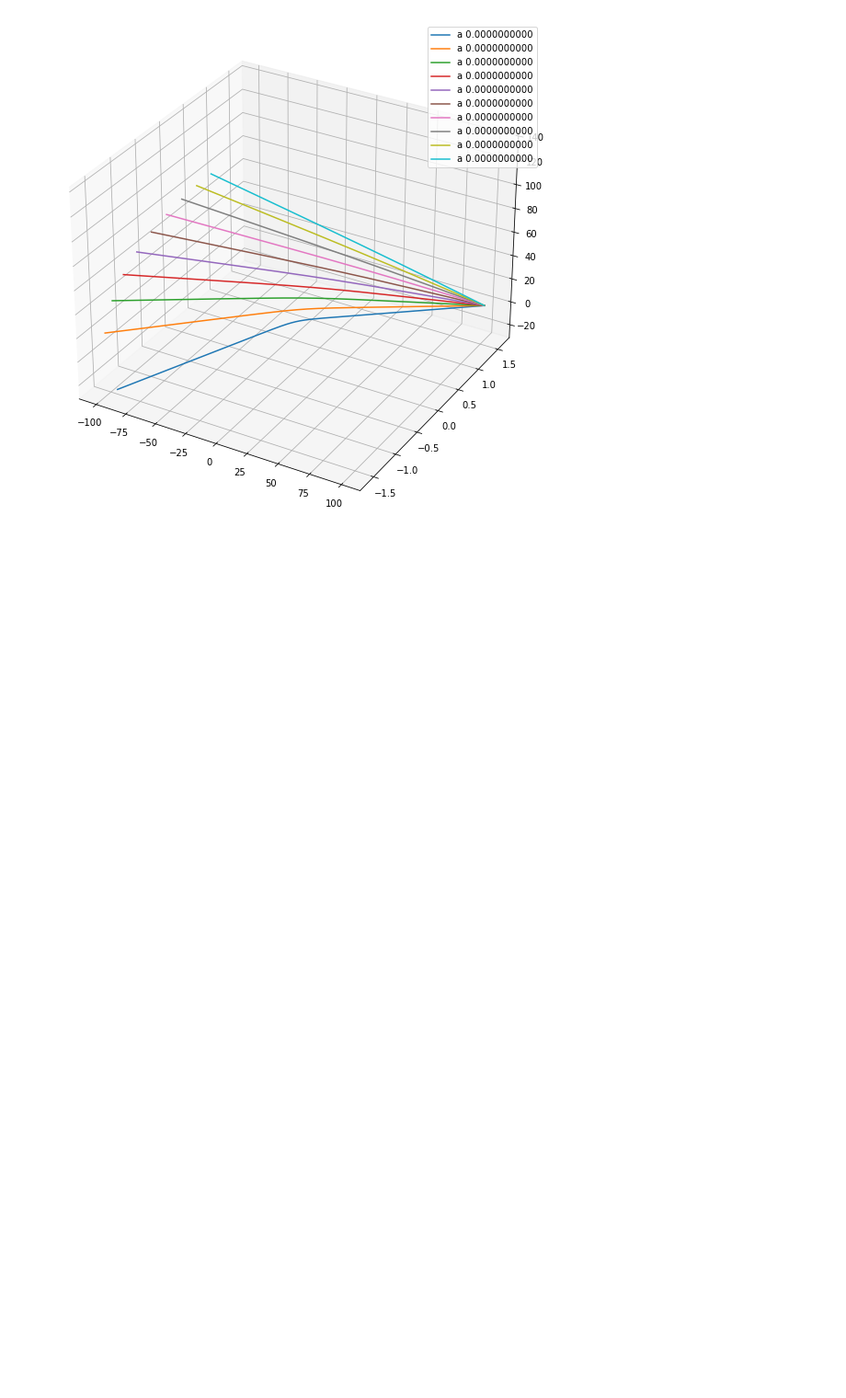
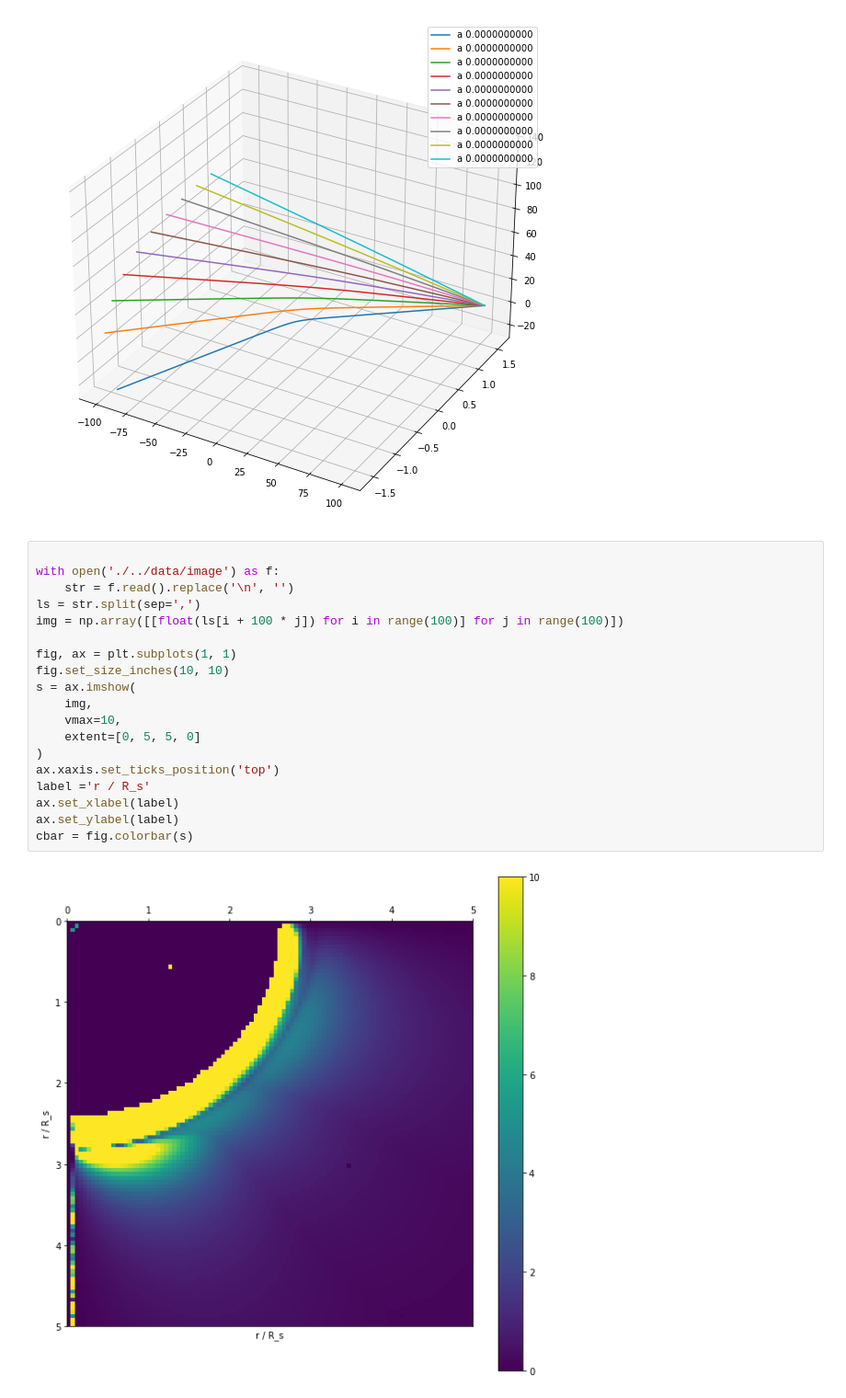
Before and after one commit to weenming/See_a_Black_Hole, a Jupyter notebook: notebooks/trajectory.ipynb, the cells around one changed output. Shown at 92% size. Drawn from its saved outputs; the diff is of its cells as text; blank space fills up the shorter version.

```diff
--- a/notebooks/trajectory.ipynb
+++ b/notebooks/trajectory.ipynb
@@ -56,3 +56,24 @@ for ray in rays:
 ax.legend()
 # %% [output]
 [figure]
+# %%
+
+with open('./../data/image') as f:
+    str = f.read().replace('\n', '')
+ls = str.split(sep=',')
+img = np.array([[float(ls[i + 100 * j]) for i in range(100)] for j in range(100)])
+
+fig, ax = plt.subplots(1, 1)
+fig.set_size_inches(10, 10)
+s = ax.imshow(
+    img,
+    vmax=10,
+    extent=[0, 5, 5, 0]
+)
+ax.xaxis.set_ticks_position('top')
+label ='r / R_s'
+ax.set_xlabel(label)
+ax.set_ylabel(label)
+cbar = fig.colorbar(s)
+# %% [output]
+[figure, added]
```
Also changed, not shown: 5 other files.
